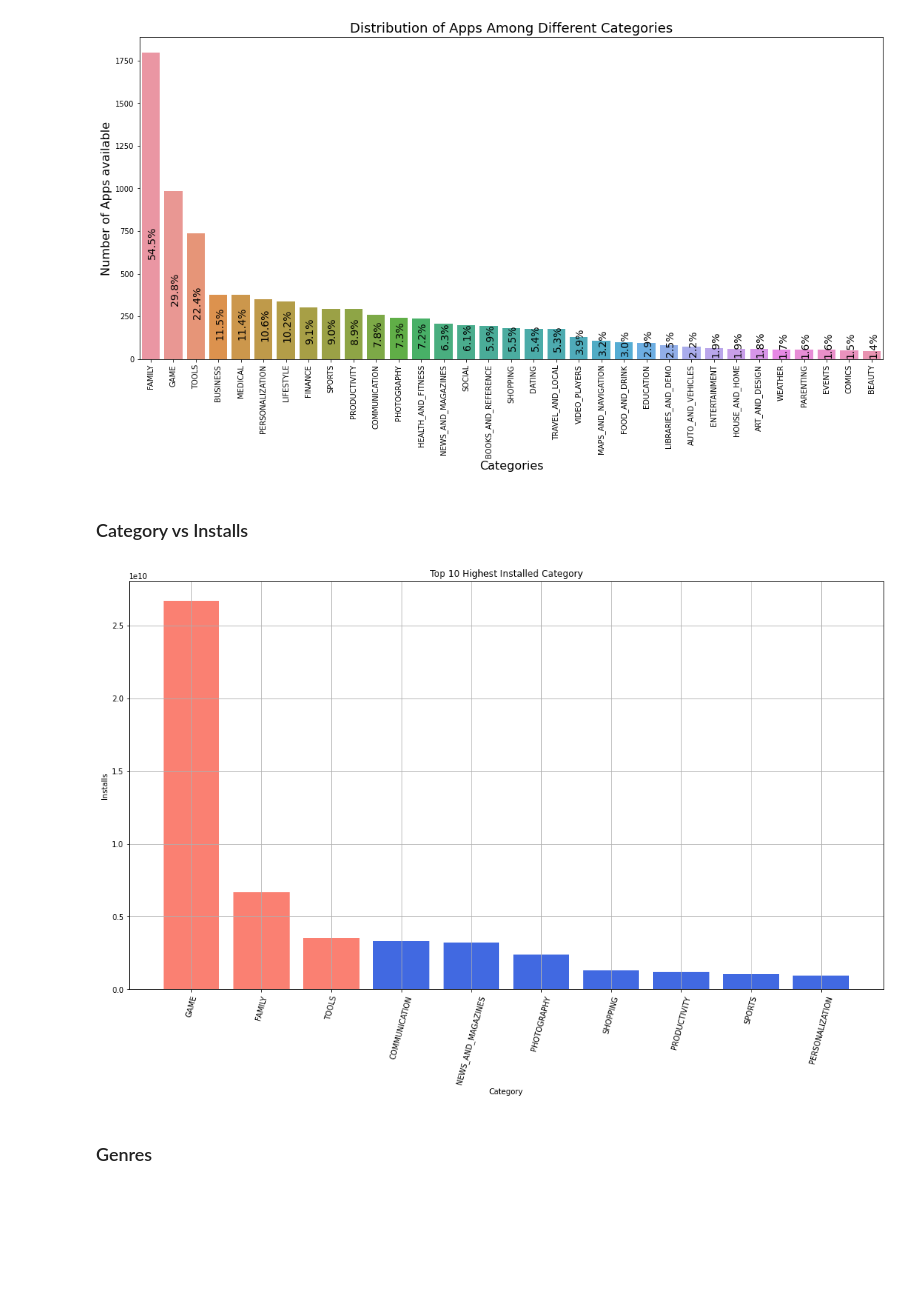
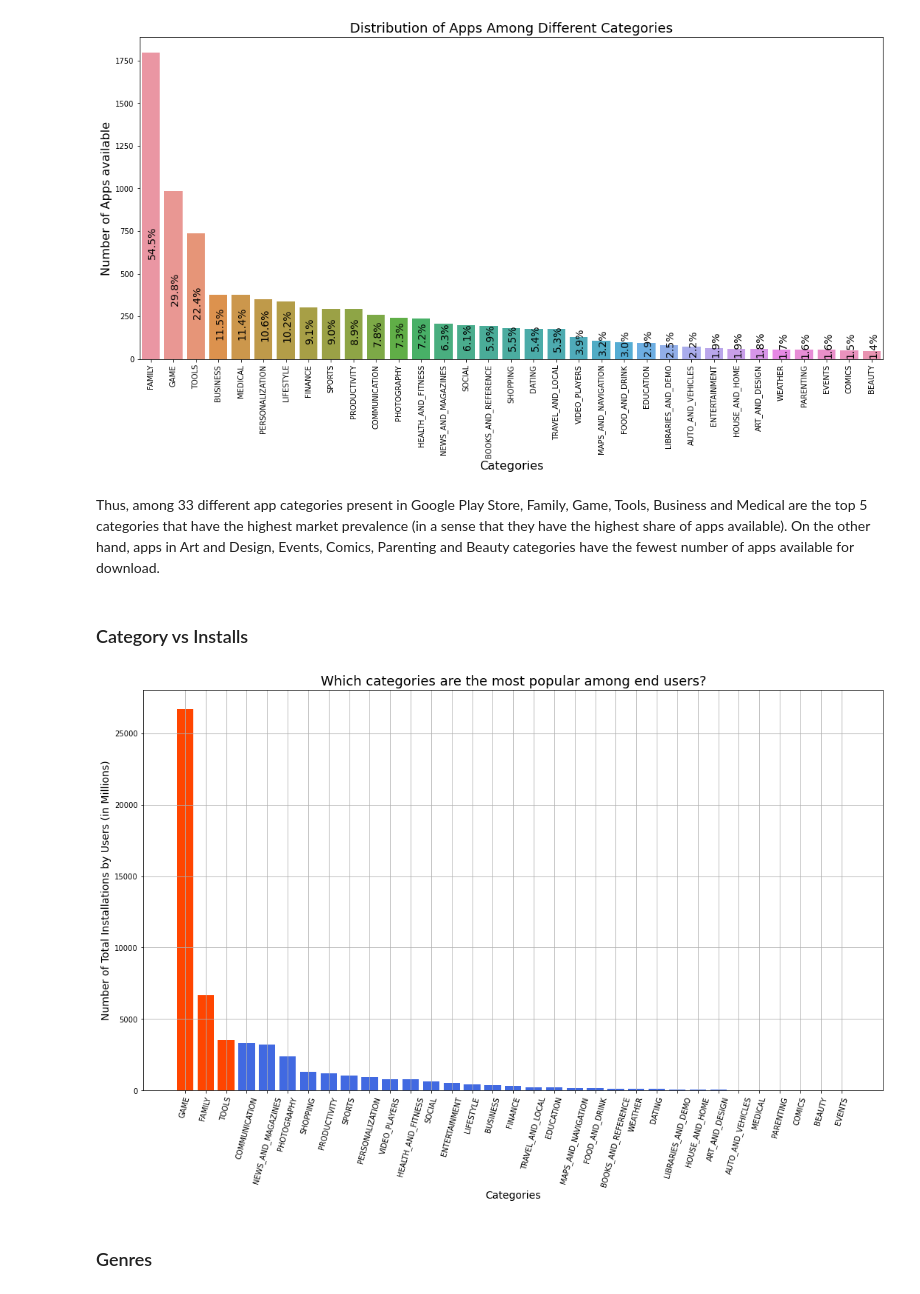
Before and after one commit to jiawei-li89/Project, a Jupyter notebook: Week5-6_Google_Player_Store.ipynb, the cells around one changed output. Saved outputs shown, nothing was run; the diff lists cells and outputs as text; code cells hidden in the pictures; blank space fills up the shorter version.

```diff
--- a/Week5-6_Google_Player_Store.ipynb
+++ b/Week5-6_Google_Player_Store.ipynb
@@ -446,22 +446,27 @@ add_percentages(plot_apps_in_categories, num_of_apps_in_each_category.values)
 ### Finally, let us see how the re
 # %% [output]
 [figure]
+# %% [markdown]
+Thus, among 33 different app categories present in Google Play Store, Family, Game, Tools, Business and Medical are the top 5 categories that have the highest market prevalence (in a sense that they have the highest share of apps available). On the other hand, apps in Art and Design, Events, Comics, Parenting and Beauty categories have the fewest number of apps available for download.
 # %% [markdown]
 ### Category vs Installs
 # %%
-catg_installed = playstore.groupby('Category')['Installs'].sum().reset_index().sort_values(by = 'Installs', ascending = False).head(10)
+catg_installed = playstore.groupby('Category')['Installs'].sum().sort_values(ascending = False)
+# Now, since the resulting numbers are hard to read, I will express them in millions notation.
+catg_installed_per_million = catg_installed.div(1000_000).round().astype(int)
 
 plt.figure(figsize=(18,10))
-plt.bar(catg_installed.Category[:3], catg_installed.Installs[:3], color=my_colors[3])
-plt.bar(catg_installed.Category[3:], catg_installed.Installs[3:], color=my_colors[0])
-plt.xlabel('Category')
-plt.ylabel('Installs')
-plt.title("Top 10 Highest Installed Category")
+plt.bar(catg_installed_per_million.index[:3], catg_installed_per_million.values[:3], color=my_colors[5])
+plt.bar(catg_installed_per_million.index[3:], catg_installed_per_million.values[3:], color=my_colors[0])
+
+plt.xlabel(xlabel='Categories', fontsize = 14)
+plt.ylabel(ylabel='Number of Total Installations by Users (in Millions)', fontsize = 14)
+plt.title("Which categories are the most popular among end users?", fontsize = 18)
 plt.grid()
 plt.xticks(rotation = 75)
 plt.show()
 # %% [output]
-[figure, old version]
+[figure, new version]
 # %% [markdown]
 ### Genres
 # %%
```
Also changed, not shown: parts of 7 cells of this notebook.
